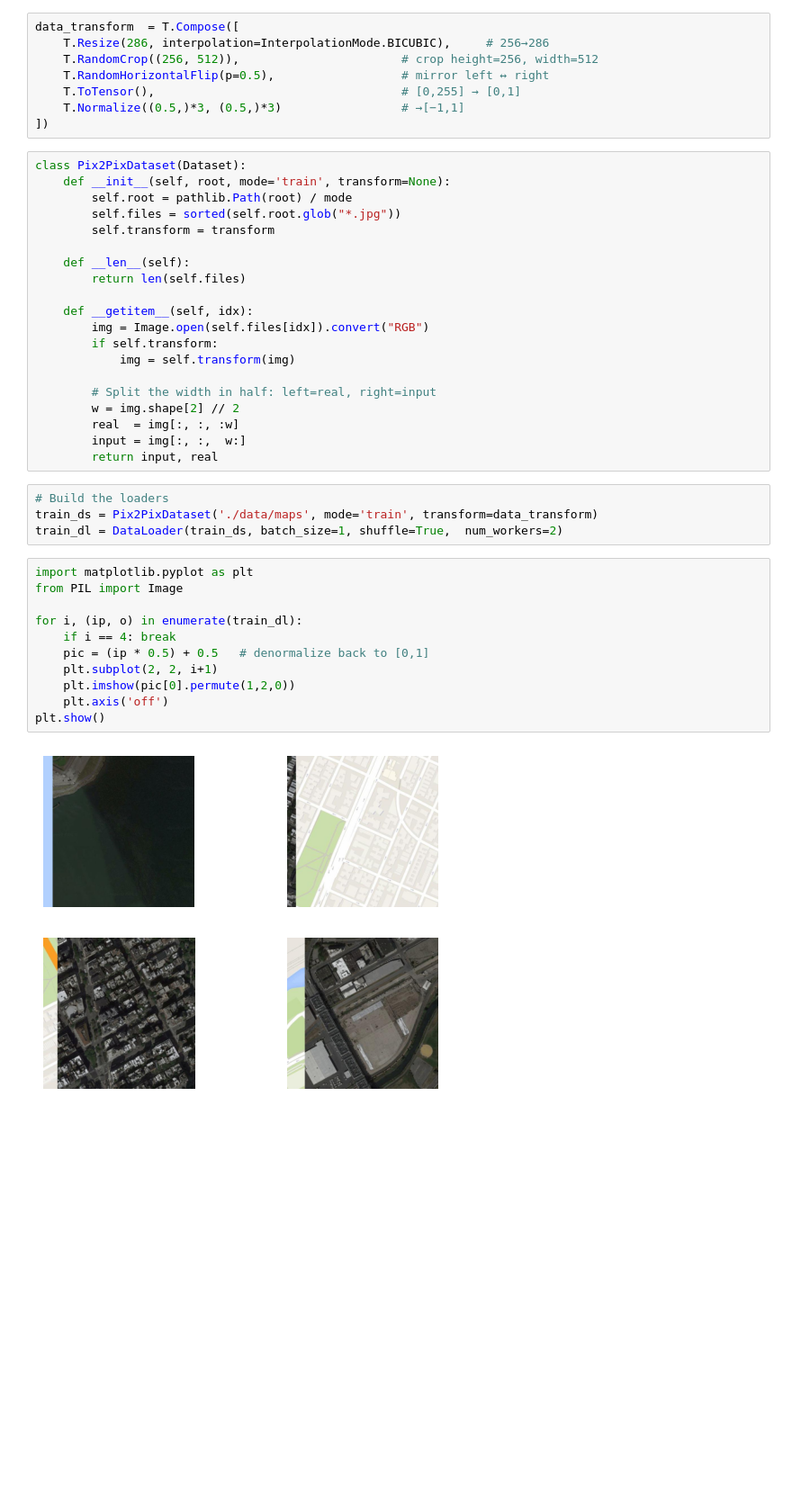
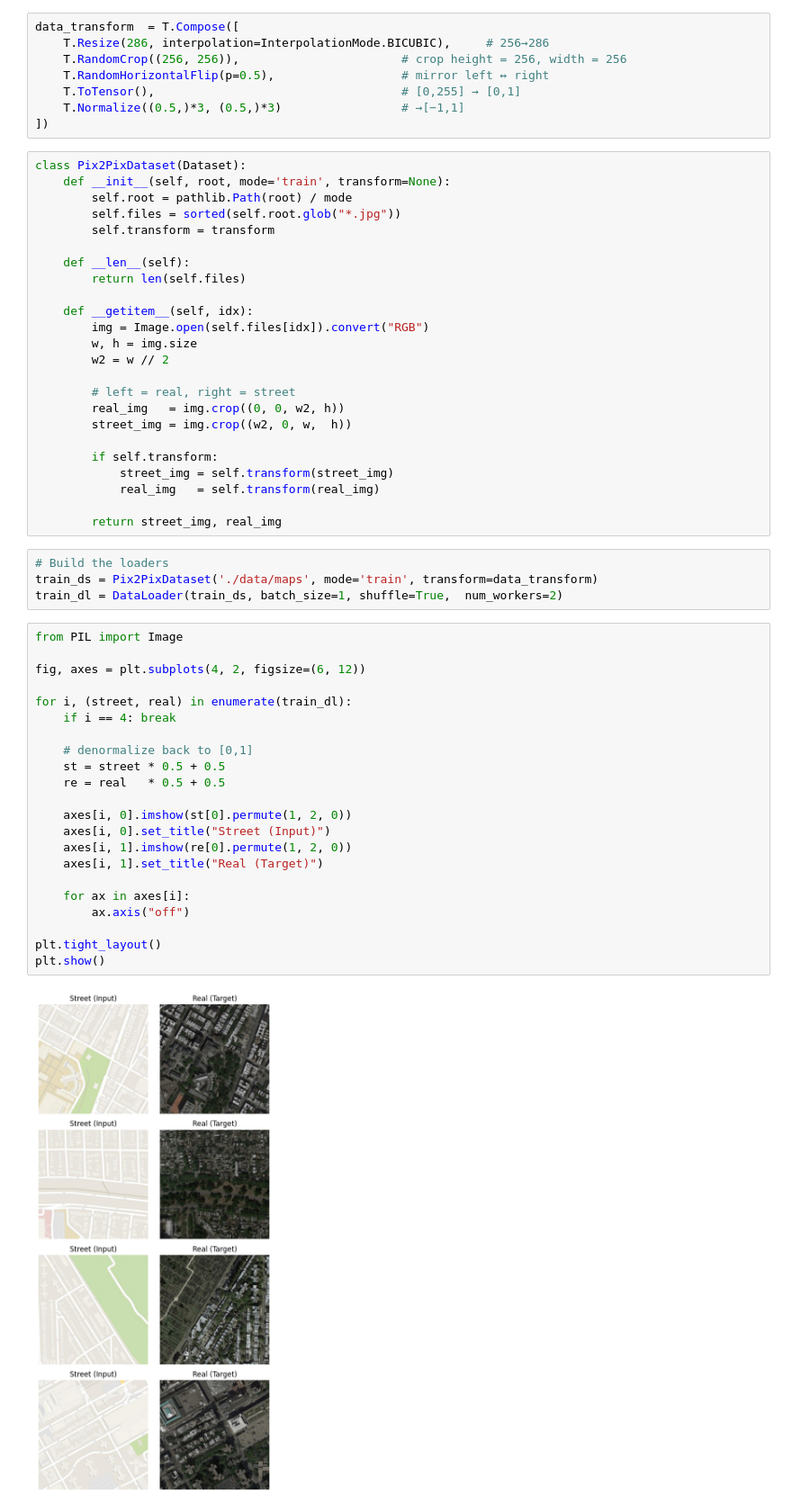
Before and after one commit to Aman-Sunesh/StreetViewGAN-Translating-Between-Maps-Facades-and-Real-World-Images, a Jupyter notebook: StreetViewGAN.ipynb, the cells around one changed output. Shown at 90% size. Saved outputs shown, nothing was run; the diff lists cells and outputs as text; blank space fills up the shorter version.

```diff
--- a/StreetViewGAN.ipynb
+++ b/StreetViewGAN.ipynb
@@ -56,7 +56,7 @@ Dataset path: data/maps
 # %%
 data_transform  = T.Compose([
     T.Resize(286, interpolation=InterpolationMode.BICUBIC),     # 256→286
-    T.RandomCrop((256, 512)),                       # crop height=256, width=512
+    T.RandomCrop((256, 256)),                       # crop height = 256, width = 256
     T.RandomHorizontalFlip(p=0.5),                  # mirror left ↔ right
     T.ToTensor(),                                   # [0,255] → [0,1]
     T.Normalize((0.5,)*3, (0.5,)*3)                 # →[−1,1]
@@ -73,28 +73,43 @@ class Pix2PixDataset(Dataset):
 
     def __getitem__(self, idx):
         img = Image.open(self.files[idx]).convert("RGB")
+        w, h = img.size
+        w2 = w // 2
+
+        # left = real, right = street
+        real_img   = img.crop((0, 0, w2, h))
+        street_img = img.crop((w2, 0, w,  h))
+
         if self.transform:
-            img = self.transform(img)
+            street_img = self.transform(street_img)
+            real_img   = self.transform(real_img)
 
-        # Split the width in half: left=real, right=input
-        w = img.shape[2] // 2
-        real  = img[:, :, :w]
-        input = img[:, :,  w:]
-        return input, real
+        return street_img, real_img
 # %%
 # Build the loaders
 train_ds = Pix2PixDataset('./data/maps', mode='train', transform=data_transform)
 train_dl = DataLoader(train_ds, batch_size=1, shuffle=True,  num_workers=2)
 # %%
-import matplotlib.pyplot as plt
 from PIL import Image
 
-for i, (ip, o) in enumerate(train_dl):
+fig, axes = plt.subplots(4, 2, figsize=(6, 12))
+
+for i, (street, real) in enumerate(train_dl):
     if i == 4: break
-    pic = (ip * 0.5) + 0.5   # denormalize back to [0,1]
-    plt.subplot(2, 2, i+1)
-    plt.imshow(pic[0].permute(1,2,0))
-    plt.axis('off')
+
+    # denormalize back to [0,1]
+    st = street * 0.5 + 0.5
+    re = real   * 0.5 + 0.5
+
+    axes[i, 0].imshow(st[0].permute(1, 2, 0))
+    axes[i, 0].set_title("Street (Input)")
+    axes[i, 1].imshow(re[0].permute(1, 2, 0))
+    axes[i, 1].set_title("Real (Target)")
+
+    for ax in axes[i]:
+        ax.axis("off")
+
+plt.tight_layout()
 plt.show()
 # %% [output]
-[figure, old version]
+[figure, new version]
```
Also changed, not shown: parts of 5 cells of this notebook.
